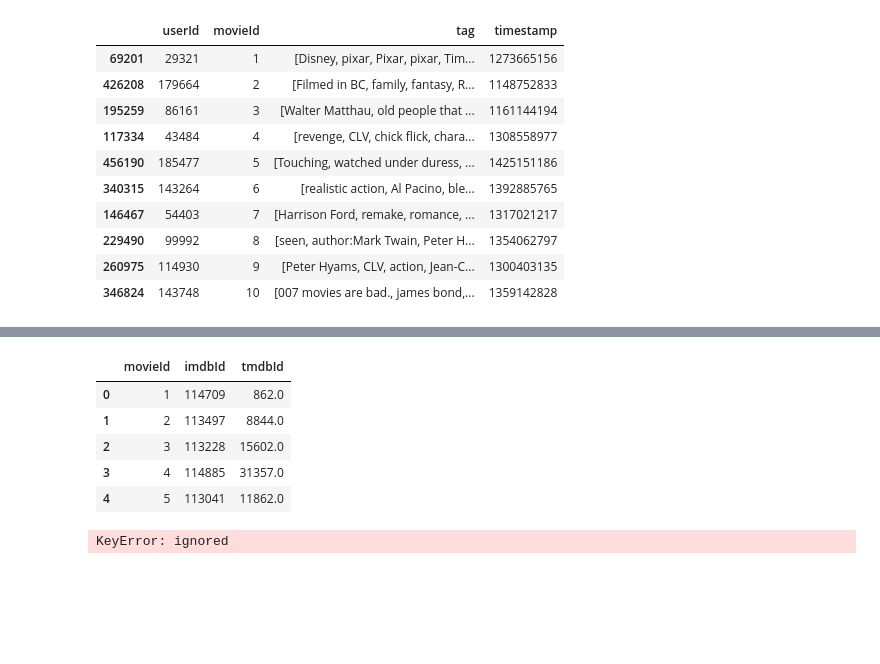
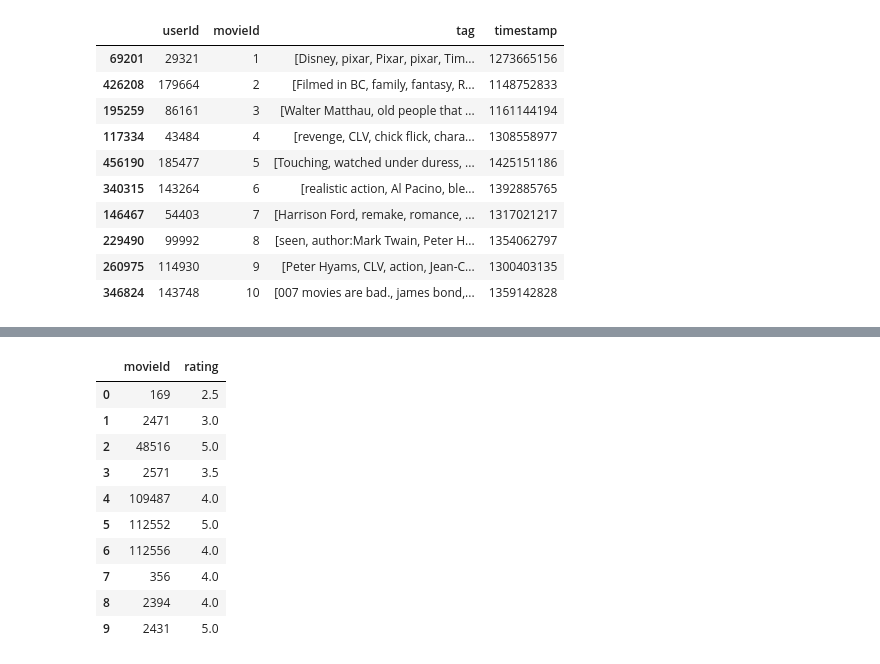
Before and after one commit to El-Wally/Movie-Recommender, a Jupyter notebook: MoviesRecommender.ipynb, the cells around one changed output, grey strips where cells are left out. Cells and saved outputs as stored; diff of their text form; code cells hidden in the pictures; blank space fills up the shorter version.

```diff
--- a/MoviesRecommender.ipynb
+++ b/MoviesRecommender.ipynb
@@ -307,16 +292,16 @@ df.drop(['movieId','timestamp','userId'], axis=1)
-# %%
-df1 = pd.read_csv('links.csv')
-df1.head(5)
-# %% [output]
-|  | movieId | imdbId | tmdbId |
-| 0 | 1 | 114709 | 862.0 |
-| 1 | 2 | 113497 | 8844.0 |
-| 2 | 3 | 113228 | 15602.0 |
-| 3 | 4 | 114885 | 31357.0 |
-| 4 | 5 | 113041 | 11862.0 |
 # %%
 df3 = pd.read_csv('ratings.csv')
-df3 = pd.merge(df,df3,left_on='movId',right_on='movieId')
-df3.drop(['movieId','timestamp','userId'], axis=1)
+df3 = df3.drop(['timestamp','userId'], axis=1)
+df3.head(10)
 # %% [output]
-KeyError: ignored
+|  | movieId | rating |
+| 0 | 169 | 2.5 |
+| 1 | 2471 | 3.0 |
+| 2 | 48516 | 5.0 |
+| 3 | 2571 | 3.5 |
+| 4 | 109487 | 4.0 |
+| 5 | 112552 | 5.0 |
+| 6 | 112556 | 4.0 |
+| 7 | 356 | 4.0 |
+| 8 | 2394 | 4.0 |
+| 9 | 2431 | 5.0 |
```
Also changed, not shown: parts of 21 cells of this notebook.
